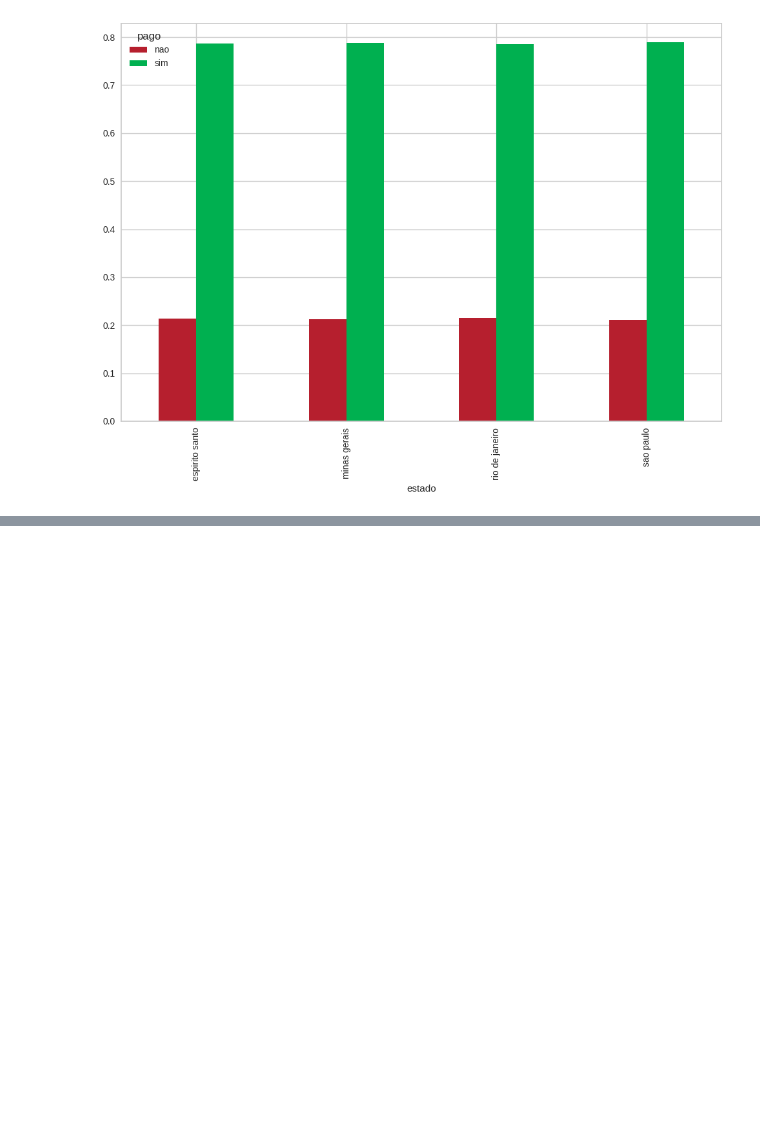
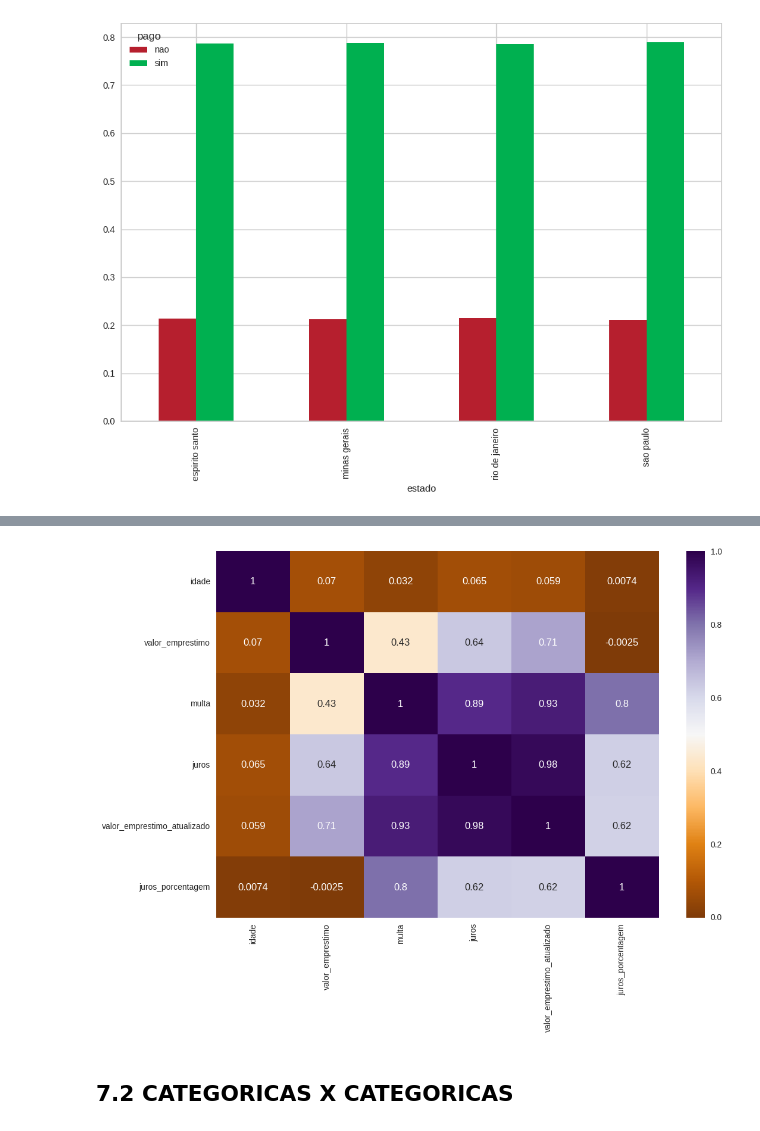
Before and after one commit to douglasaturnino/ml-shap, a Jupyter notebook: notebook/shap_model.ipynb, the cells around one changed output, grey strips where cells are left out. Saved outputs shown, nothing was run; the diff lists cells and outputs as text; code cells hidden in the pictures; blank space fills up the shorter version.

```diff
--- a/notebook/shap_model.ipynb
+++ b/notebook/shap_model.ipynb
@@ -769,0 +794,6 @@ display(pd.crosstab(df6['estado'], df6['pago'], normalize='index').plot(kind='ba
+# %%
+sns.heatmap(num_attributes.corr('pearson'), cmap='PuOr', annot=True);
+# %% [output]
+[figure, added]
+# %% [markdown]
+## 7.2 CATEGORICAS X CATEGORICAS
```
Also changed, not shown: parts of 17 cells of this notebook.
